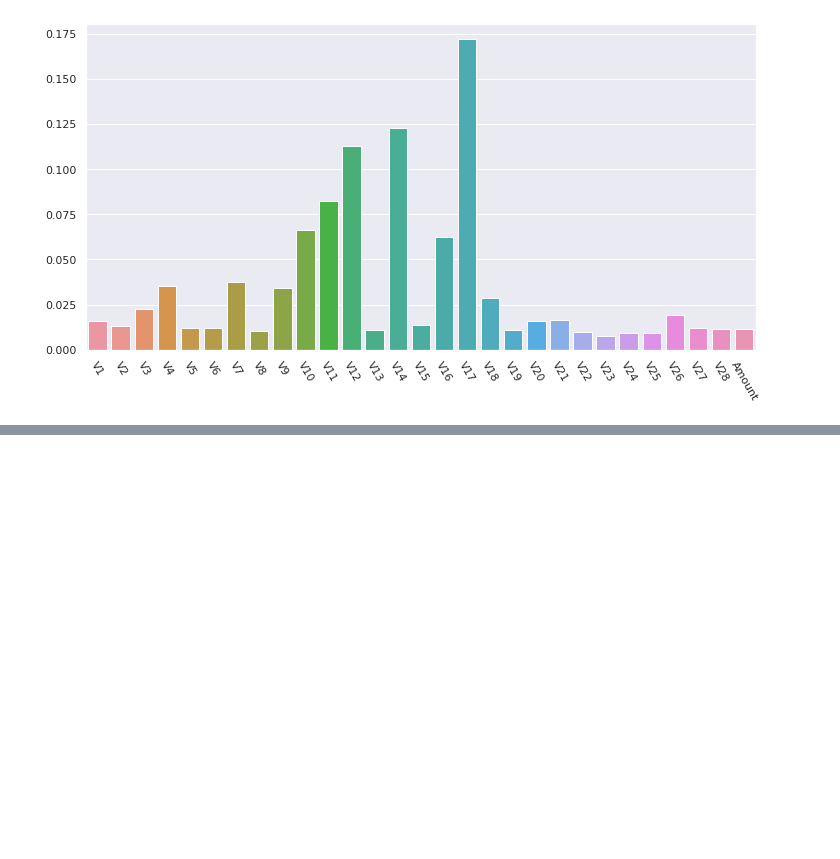
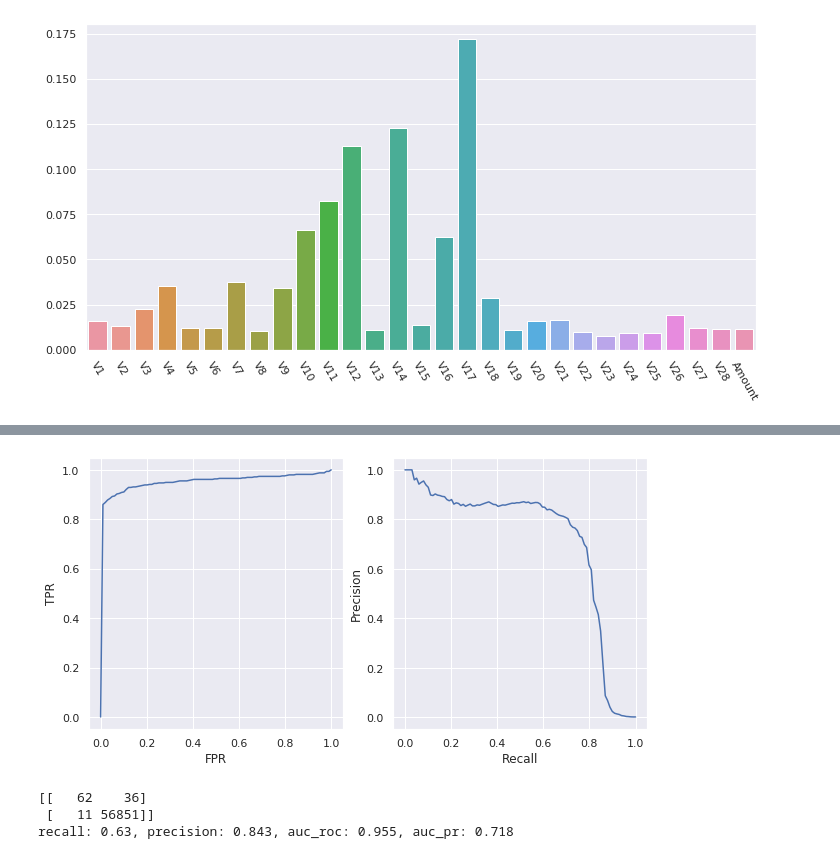
Before and after one commit to VladimirIsakov91/CreditCardFraud, a Jupyter notebook: CreditCardFraud.ipynb, the cells around one changed output, grey strips where cells are left out. Cells and saved outputs as stored; diff of their text form; code cells hidden in the pictures; blank space fills up the shorter version.

Commit message:
ml pipeline

```diff
--- a/CreditCardFraud.ipynb
+++ b/CreditCardFraud.ipynb
@@ -170,0 +262,24 @@ plt.show()
+# %%
+cm, recall, precision, auc_roc, auc_pr, fpr, tpr, pr, rec = ml_pipeline(model=LogisticRegression(random_state=SEED,
+                                                                                     n_jobs=JOBS),
+                                                                                     X=X,
+                                                                                     y=y,
+                                                                                     n_splits=5)
+# %%
+f, ax = plt.subplots(nrows=1, ncols=2, figsize=(10,5))
+sns.lineplot(x=fpr, y=tpr, ax=ax[0])
+ax[0].set_xlabel('FPR')
+ax[0].set_ylabel('TPR')
+sns.lineplot(x=rec, y=pr, ax=ax[1])
+ax[1].set_ylabel('Precision')
+ax[1].set_xlabel('Recall')
+plt.show()
+# %% [output]
+[figure, added]
+# %%
+print(cm.astype(dtype=numpy.int32))
+print(f'recall: {recall}, precision: {precision}, auc_roc: {auc_roc}, auc_pr: {auc_pr}')
+# %% [output]
+[[   62    36]
+ [   11 56851]]
+recall: 0.63, precision: 0.843, auc_roc: 0.955, auc_pr: 0.718
```
Also changed, not shown: parts of 3 cells of this notebook, 1 other file.
